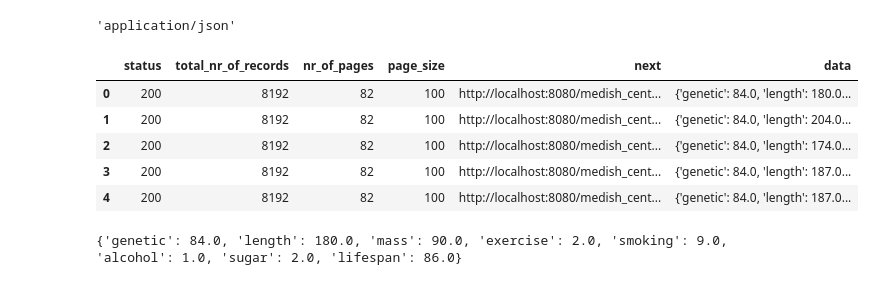
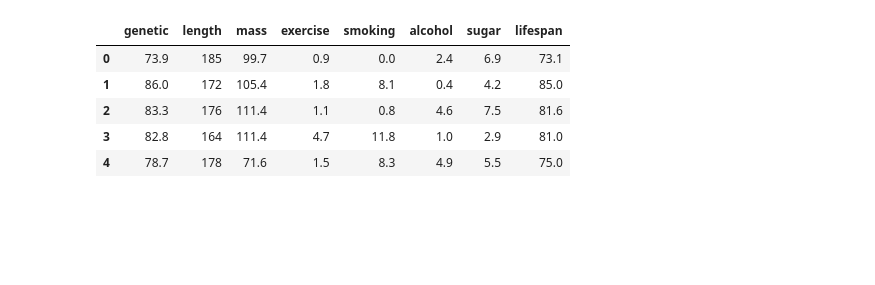
Before and after one commit to Noukem/MakeAIWork, a Jupyter notebook: Project/Nouk-Project1.ipynb, the cells around one changed output. Saved outputs shown, nothing was run; the diff lists cells and outputs as text; code cells hidden in the pictures; blank space fills up the shorter version.

```diff
--- a/Project/Nouk-Project1.ipynb
+++ b/Project/Nouk-Project1.ipynb
@@ -9,33 +9,16 @@ response = requests.get('http://localhost:8080/medish_centrum_randstad/api/netli
 # %%
 # Checken wat voor data/type we binnen hebben gekregen
-response.headers['content-type']
+# response.headers['content-type']
-# %% [output]
-'application/json'
+# %%
+#Nieuwe data opgeslagen
+
+df = pd.read_csv('data.csv')
 # %%
-# Van de teruggekregen data maken we een pandas dataframe
-df = pd.read_json(response.text)
 df.head()
 # %% [output]
-|  | status | total_nr_of_records | nr_of_pages | page_size | next | data |
-| 0 | 200 | 8192 | 82 | 100 | http://localhost:8080/medish_cent... | {'genetic': 84.0, 'length': 180.0... |
-| 1 | 200 | 8192 | 82 | 100 | http://localhost:8080/medish_cent... | {'genetic': 84.0, 'length': 204.0... |
-| 2 | 200 | 8192 | 82 | 100 | http://localhost:8080/medish_cent... | {'genetic': 84.0, 'length': 174.0... |
-| 3 | 200 | 8192 | 82 | 100 | http://localhost:8080/medish_cent... | {'genetic': 84.0, 'length': 187.0... |
-| 4 | 200 | 8192 | 82 | 100 | http://localhost:8080/medish_cent... | {'genetic': 84.0, 'length': 187.0... |
+|  | genetic | length | mass | exercise | smoking | alcohol | sugar | lifespan |
+| 0 | 73.9 | 185 | 99.7 | 0.9 | 0.0 | 2.4 | 6.9 | 73.1 |
+| 1 | 86.0 | 172 | 105.4 | 1.8 | 8.1 | 0.4 | 4.2 | 85.0 |
+| 2 | 83.3 | 176 | 111.4 | 1.1 | 0.8 | 4.6 | 7.5 | 81.6 |
+| 3 | 82.8 | 164 | 111.4 | 4.7 | 11.8 | 1.0 | 2.9 | 81.0 |
+| 4 | 78.7 | 178 | 71.6 | 1.5 | 8.3 | 4.9 | 5.5 | 75.0 |
-# %%
-# wat we hier willen:
-
-    # De data is opgeslagen in de 'data' kolom. De vorm waarin dit is opgeslagen is een dictionary (voor elke rij)
-    # waarvan de keys de variabelen zijn, en de waardes de waardes voor elke 'patient'
-
-    # Nu willen we dus elk dictionary verwerken tot een rij in het dataframe, zodat we een rij hebben voor elke patient
-
-
-# Eerst heb ik alle dictionaries in een lijst gezet, om ze als het ware uit het "oude" dataframe te halen:
-
-data_list = df.data.values.tolist()
-
-# Hier kunnen we inspecteren hoe het eerste item, i.e., de eerste rij, eruit ziet:
-print(data_list[0])
-# %% [output]
-{'genetic': 84.0, 'length': 180.0, 'mass': 90.0, 'exercise': 2.0, 'smoking': 9.0, 'alcohol': 1.0, 'sugar': 2.0, 'lifespan': 86.0}
```
Also changed, not shown: parts of 32 cells of this notebook, 11 other files.
